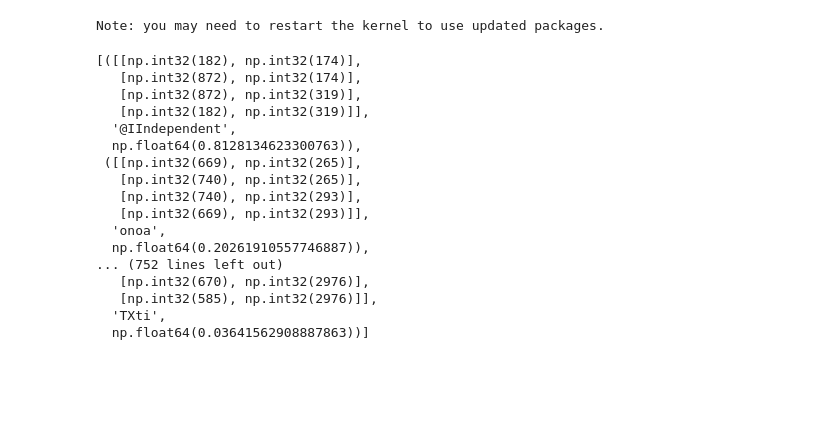
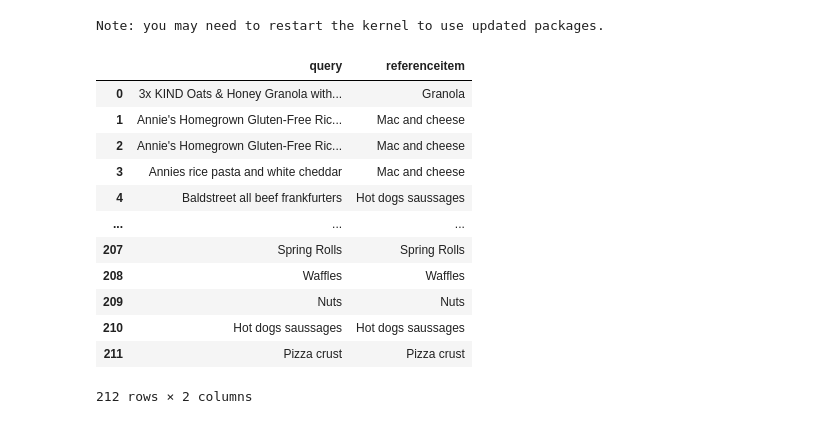
Before and after one commit to brovalex/public-experiments, a Jupyter notebook: receipts/notebooks/ocr-test.ipynb, the cells around one changed output. Drawn from its saved outputs; the diff is of its cells as text; code cells hidden in the pictures; blank space fills up the shorter version.

```diff
--- a/receipts/notebooks/ocr-test.ipynb
+++ b/receipts/notebooks/ocr-test.ipynb
@@ -13,26 +16,8 @@ import easyocr
 reader = easyocr.Reader(['en']) # this needs to run only once to load the model into memory
 # result = reader.readtext('IMG_4549.jpeg')
 # %%
-receipt_strings_test = reader.readtext('./test-images/IMG_4549.jpeg')
-receipt_strings_test
+# receipt_strings_test = reader.readtext('./test-images/IMG_4549.jpeg')
+# receipt_strings_test
-# %% [output]
-[([[np.int32(182), np.int32(174)],
-   [np.int32(872), np.int32(174)],
-   [np.int32(872), np.int32(319)],
-   [np.int32(182), np.int32(319)]],
-  '@IIndependent',
-  np.float64(0.8128134623300763)),
- ([[np.int32(669), np.int32(265)],
-   [np.int32(740), np.int32(265)],
-   [np.int32(740), np.int32(293)],
-   [np.int32(669), np.int32(293)]],
-  'onoa',
-  np.float64(0.20261910557746887)),
-... (752 lines left out)
-   [np.int32(670), np.int32(2976)],
-   [np.int32(585), np.int32(2976)]],
-  'TXti',
-  np.float64(0.03641562908887863))]
 # %%
 # i could select areas of interest in a UI and send only these
 # crop_test = reader.readtext('crop-test.png')
@@ -51,3 +25,38 @@ with open('product_list.csv', newline='') as f:
+# %%
+# import inputs
+
+referenceitems = pd.read_csv('referenceitems.csv')
+referenceitems # these are the items against which the price difference is calculated
+
+queryclassification = pd.read_csv('queryclassification.csv')
+queryclassification # these are strings with names of products and their corresponding reference item from previous years manually entering data
+
+# TODO: need to tie the queryclassification to the referenceitems (on import to database)
+
+# quick and dirty, add classification items to referenceitems in so they are searchable too
+searchtable = queryclassification
+temp_add_referenceitems = referenceitems.copy()
+temp_add_referenceitems = temp_add_referenceitems[['name']]
+temp_add_referenceitems.columns = ['query']
+temp_add_referenceitems['referenceitem'] = temp_add_referenceitems['query']
+searchtable = pd.concat([searchtable, temp_add_referenceitems], axis=0)
+searchtable = searchtable.drop_duplicates()
+searchtable = searchtable.reset_index(drop=True)
+searchtable
+# %% [output]
+|  | query | referenceitem |
+| 0 | 3x KIND Oats & Honey Granola with... | Granola |
+| 1 | Annie's Homegrown Gluten-Free Ric... | Mac and cheese |
+| 2 | Annie's Homegrown Gluten-Free Ric... | Mac and cheese |
+| 3 | Annies rice pasta and white cheddar | Mac and cheese |
+| 4 | Baldstreet all beef frankfurters | Hot dogs saussages |
+| ... | ... | ... |
+| 207 | Spring Rolls | Spring Rolls |
+| 208 | Waffles | Waffles |
+| 209 | Nuts | Nuts |
+| 210 | Hot dogs saussages | Hot dogs saussages |
+| 211 | Pizza crust | Pizza crust |
+212 rows × 2 columns
 # %%
 # # find gluten free products using levenstein distance
 
```
Also changed, not shown: parts of 8 cells of this notebook, 5 other files.
